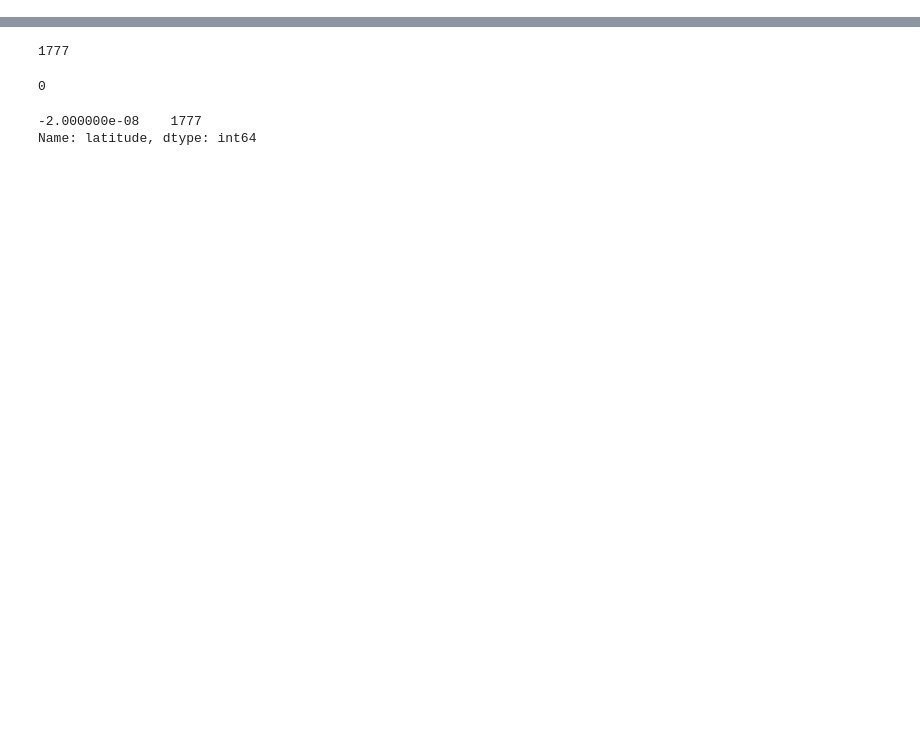
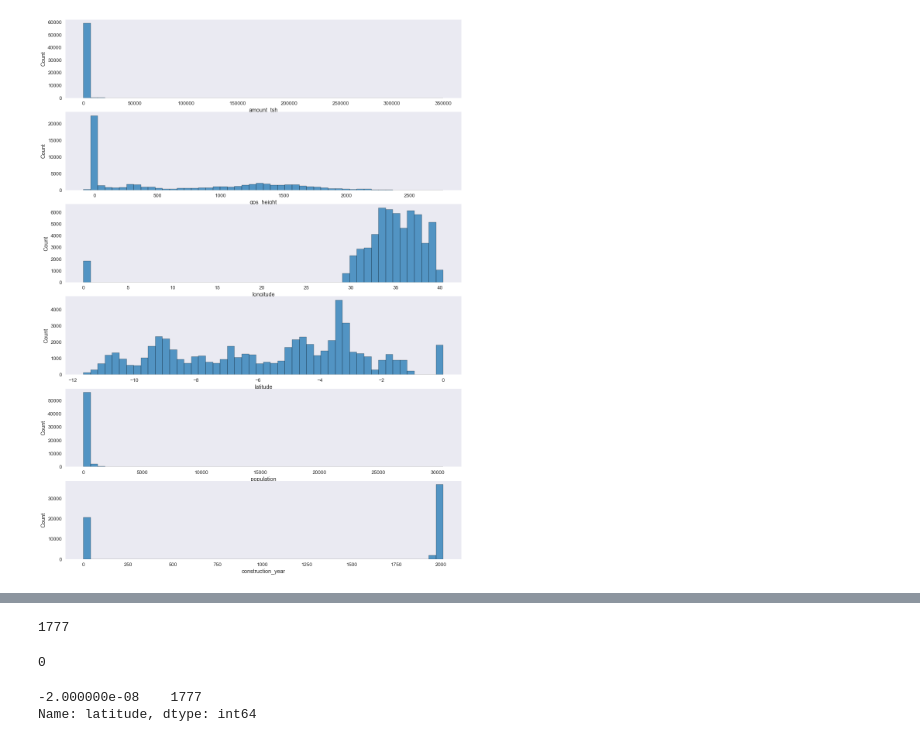
Before and after one commit to NicholasIndorf/TanzanianWaterWells, a Jupyter notebook: notebooks/Nick/Nick.ipynb, the cells around one changed output, grey strips where cells are left out. Cells and saved outputs as stored; diff of their text form; code cells hidden in the pictures; blank space fills up the shorter version.

```diff
--- a/notebooks/Nick/Nick.ipynb
+++ b/notebooks/Nick/Nick.ipynb
@@ -486,0 +98,9 @@ data['population'].hist(bins=100)
+# %%
+# separate into numerical and categorical features
+cat_cols = []
+num_cols = []
+for col in df.columns:
+    if df[col].dtype in ['object']:
+        cat_cols.append(col)
+    else:
+        num_cols.append(col)
@@ -486,0 +127,11 @@ data['population'].hist(bins=100)
+# %%
+# visualize numericals
+fig, axes = plt.subplots(nrows=6,figsize=(15,20))
+plt.tight_layout()
+for i, col in enumerate(['amount_tsh','gps_height','longitude','latitude','population',
+                         'construction_year']):
+#     r = i//3
+#     c = i%3
+    sns.histplot(df[col], bins=50, ax=axes[i])
+# %% [output]
+[figure, added]
```
Also changed, not shown: parts of 82 cells of this notebook, 1 other file.
